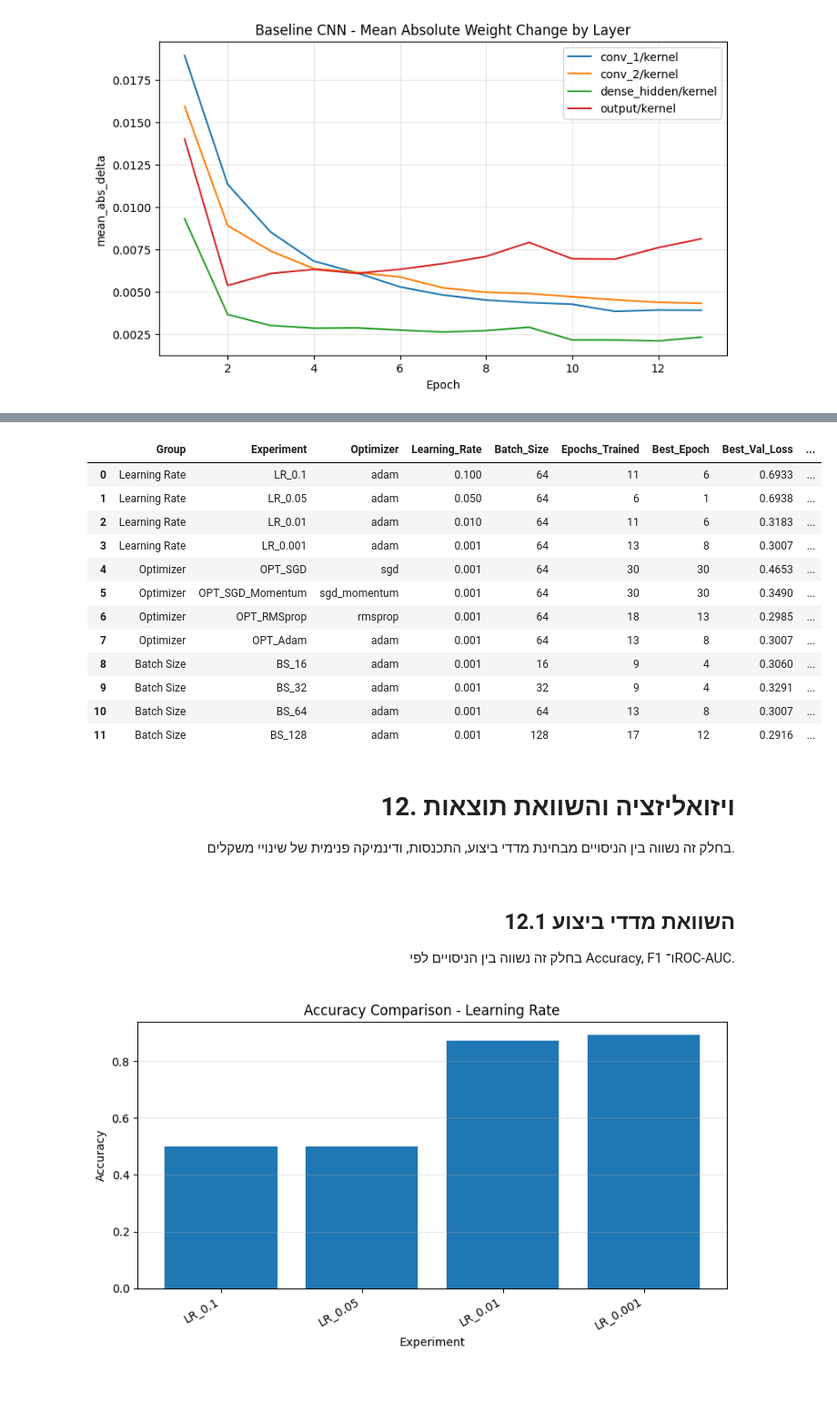
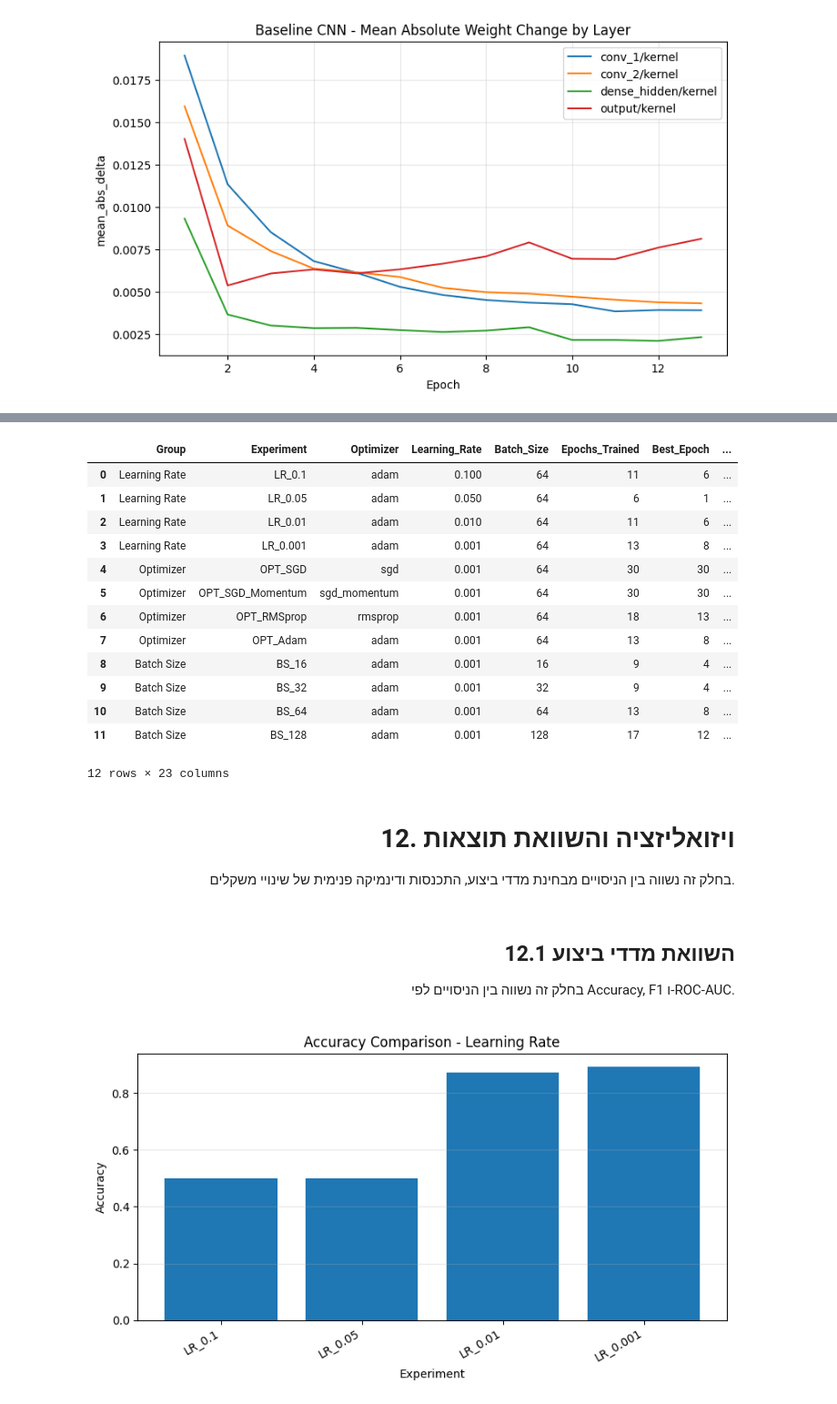
Before and after one commit to davidazimov069-maker/DeepLearning, a Jupyter notebook: FinalProject/DLFinalProject_DavidAviad.ipynb, the cells around one changed output, grey strips where cells are left out. Shown at 91% size. Cells and saved outputs as stored; diff of their text form; code cells hidden in the pictures.

```diff
--- a/FinalProject/DLFinalProject_DavidAviad.ipynb
+++ b/FinalProject/DLFinalProject_DavidAviad.ipynb
@@ -1463,6 +1510,7 @@ def plot_weight_change_by_layer(weight_stats_df, value_column="mean_abs_delta",
 
 </div>
 # %%
+# Define the end-to-end experiment execution function
 def run_experiment(
     experiment_name,
     optimizer_name="adam",
@@ -1538,13 +1586,25 @@ def run_experiment(
     final_train_loss = float(history_df["loss"].iloc[-1])
     final_val_loss = float(history_df["val_loss"].iloc[-1])
 
+    steps_per_epoch = int(np.ceil(len(X_train) / batch_size))
+    updates_until_stop = int(epochs_trained * steps_per_epoch)
+    updates_until_best_epoch = int(best_epoch * steps_per_epoch)
+
+    stopped_early = epochs_trained < max_epochs
+    best_at_final_epoch = best_epoch == epochs_trained
+
     convergence_info = {
         "Experiment": experiment_name,
         "Epochs_Trained": epochs_trained,
         "Best_Epoch": best_epoch,
         "Best_Val_Loss": best_val_loss,
         "Final_Train_Loss": final_train_loss,
-        "Final_Val_Loss": final_val_loss
+        "Final_Val_Loss": final_val_loss,
+        "Steps_Per_Epoch": steps_per_epoch,
+        "Updates_Until_Stop": updates_until_stop,
+        "Updates_Until_BestEpoch": updates_until_best_epoch,
+        "Stopped_Early": stopped_early,
+        "Best_At_Final_Epoch": best_at_final_epoch
     }
 
     experiment_summary = {
@@ -1556,6 +1616,18 @@ def run_experiment(
         **metrics
     }
 
+    weight_layer_stats = weight_tracker.get_layer_stats_df()
+    if not weight_layer_stats.empty:
+        weight_layer_stats = weight_layer_stats.copy()
+        weight_layer_stats["batch_size"] = batch_size
+        weight_layer_stats["steps_per_epoch"] = steps_per_epoch
+        weight_layer_stats["mean_abs_delta_per_step"] = (
+            weight_layer_stats["mean_abs_delta"] / steps_per_epoch
+        )
+        weight_layer_stats["sum_abs_delta_per_step"] = (
+            weight_layer_stats["sum_abs_delta"] / steps_per_epoch
+        )
+
     result = {
         "experiment_name": experiment_name,
         "model": model,
@@ -1565,14 +1637,21 @@ def run_experiment(
         "confusion_matrix": cm,
         "y_prob": y_prob,
         "y_pred": y_pred,
-        "weight_layer_stats": weight_tracker.get_layer_stats_df(),
+        "weight_layer_stats": weight_layer_stats,
         "top_weight_changes": weight_tracker.get_top_weight_changes_df(),
+        "top_weight_changes_global": weight_tracker.get_top_weight_changes_global_df(),
         "summary": experiment_summary
     }
 
     print("\nExperiment completed.")
     print("Best epoch:", best_epoch)
     print("Best validation loss:", best_val_loss)
+    print("Epochs trained:", epochs_trained)
+    print("Steps per epoch:", steps_per_epoch)
+    print("Total optimizer updates until stop:", updates_until_stop)
+    print("Optimizer updates until best epoch:", updates_until_best_epoch)
+    print("Stopped early:", stopped_early)
+    print("Best at final epoch:", best_at_final_epoch)
     print("Test accuracy:", metrics["Accuracy"])
     print("Test F1:", metrics["F1"])
     print("Test ROC-AUC:", metrics["ROC_AUC"])
@@ -1819,6 +1906,7 @@ Test accuracy: 0.8978571428571429
 Test F1: 0.8968997837058399
 Test ROC-AUC: 0.9611244897959184
 # %%
+# Aggregate external metrics across all experiments
 summary_rows = []
 
 for experiment_name, result in experiment_results.items():
@@ -1834,49 +1922,55 @@ display_columns = [
     "Batch_Size",
     "Epochs_Trained",
     "Best_Epoch",
+    "Steps_Per_Epoch",
+    "Updates_Until_Stop",
+    "Updates_Until_BestEpoch",
+    "Stopped_Early",
+    "Best_At_Final_Epoch",
     "Best_Val_Loss",
     "Accuracy",
     "Precision",
     "Recall",
     "Specificity",
     "F1",
     "ROC_AUC",
     "TP",
     "FP",
     "TN",
     "FN"
 ]
 
 results_summary_display = results_summary_df.copy()
 results_summary_display = results_summary_display[display_columns]
 
 numeric_columns = [
     "Best_Val_Loss",
     "Accuracy",
     "Precision",
     "Recall",
     "Specificity",
     "F1",
     "ROC_AUC"
 ]
 
 results_summary_display[numeric_columns] = results_summary_display[numeric_columns].round(4)
 
 results_summary_display
 # %% [output]
-|  | Group | Experiment | Optimizer | Learning_Rate | Batch_Size | Epochs_Trained | Best_Epoch | Best_Val_Loss | ... |
-| 0 | Learning Rate | LR_0.1 | adam | 0.100 | 64 | 11 | 6 | 0.6933 | ... |
-| 1 | Learning Rate | LR_0.05 | adam | 0.050 | 64 | 6 | 1 | 0.6938 | ... |
-| 2 | Learning Rate | LR_0.01 | adam | 0.010 | 64 | 11 | 6 | 0.3183 | ... |
-| 3 | Learning Rate | LR_0.001 | adam | 0.001 | 64 | 13 | 8 | 0.3007 | ... |
-| 4 | Optimizer | OPT_SGD | sgd | 0.001 | 64 | 30 | 30 | 0.4653 | ... |
-| 5 | Optimizer | OPT_SGD_Momentum | sgd_momentum | 0.001 | 64 | 30 | 30 | 0.3490 | ... |
-| 6 | Optimizer | OPT_RMSprop | rmsprop | 0.001 | 64 | 18 | 13 | 0.2985 | ... |
-| 7 | Optimizer | OPT_Adam | adam | 0.001 | 64 | 13 | 8 | 0.3007 | ... |
-| 8 | Batch Size | BS_16 | adam | 0.001 | 16 | 9 | 4 | 0.3060 | ... |
-| 9 | Batch Size | BS_32 | adam | 0.001 | 32 | 9 | 4 | 0.3291 | ... |
-| 10 | Batch Size | BS_64 | adam | 0.001 | 64 | 13 | 8 | 0.3007 | ... |
-| 11 | Batch Size | BS_128 | adam | 0.001 | 128 | 17 | 12 | 0.2916 | ... |
+|  | Group | Experiment | Optimizer | Learning_Rate | Batch_Size | Epochs_Trained | Best_Epoch | ... |
+| 0 | Learning Rate | LR_0.1 | adam | 0.100 | 64 | 11 | 6 | ... |
+| 1 | Learning Rate | LR_0.05 | adam | 0.050 | 64 | 6 | 1 | ... |
+| 2 | Learning Rate | LR_0.01 | adam | 0.010 | 64 | 11 | 6 | ... |
+| 3 | Learning Rate | LR_0.001 | adam | 0.001 | 64 | 13 | 8 | ... |
+| 4 | Optimizer | OPT_SGD | sgd | 0.001 | 64 | 30 | 30 | ... |
+| 5 | Optimizer | OPT_SGD_Momentum | sgd_momentum | 0.001 | 64 | 30 | 30 | ... |
+| 6 | Optimizer | OPT_RMSprop | rmsprop | 0.001 | 64 | 18 | 13 | ... |
+| 7 | Optimizer | OPT_Adam | adam | 0.001 | 64 | 13 | 8 | ... |
+| 8 | Batch Size | BS_16 | adam | 0.001 | 16 | 9 | 4 | ... |
+| 9 | Batch Size | BS_32 | adam | 0.001 | 32 | 9 | 4 | ... |
+| 10 | Batch Size | BS_64 | adam | 0.001 | 64 | 13 | 8 | ... |
+| 11 | Batch Size | BS_128 | adam | 0.001 | 128 | 17 | 12 | ... |
+12 rows × 23 columns
 # %% [markdown]
 <a id="12-results-visualization-and-comparison"></a>
 
@@ -1884,7 +1978,7 @@ results_summary_display
 
 # 12. ויזואליזציה והשוואת תוצאות
 
-בחלק זה נשווה בין הניסויים מבחינת מדדי ביצוע, התכנסות, ודינמיקה פנימית של שינויי משקלים.
+בחלק זה נשווה בין הניסויים מבחינת מדדי ביצוע, התכנסות ודינמיקה פנימית של שינויי משקלים.
 
 </div>
 # %%
@@ -1911,7 +2006,7 @@ def plot_metric_by_group(results_df, metric, title):
 
 ## 12.1 השוואת מדדי ביצוע
 
-בחלק זה נשווה בין הניסויים לפי Accuracy, F1 ו־ROC-AUC.
+בחלק זה נשווה בין הניסויים לפי Accuracy, F1 ו-ROC-AUC.
 
 </div>
 # %%
```
Also changed, not shown: parts of 43 cells of this notebook, 2 other files.
